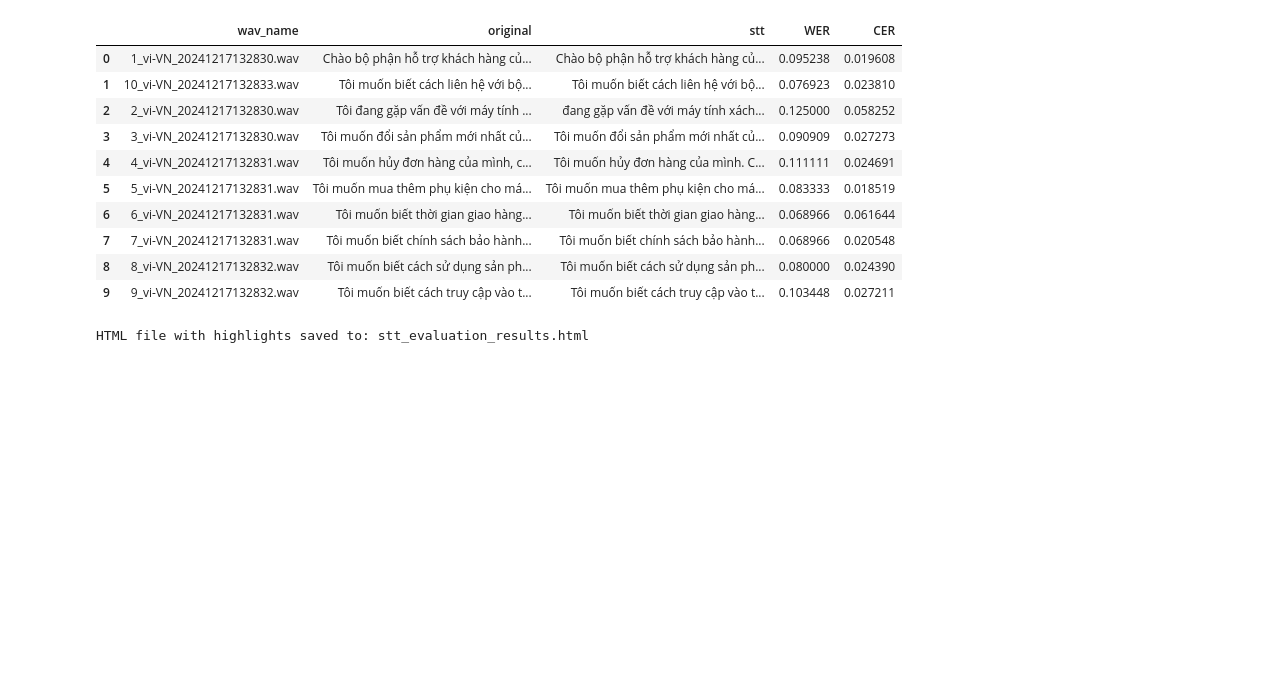
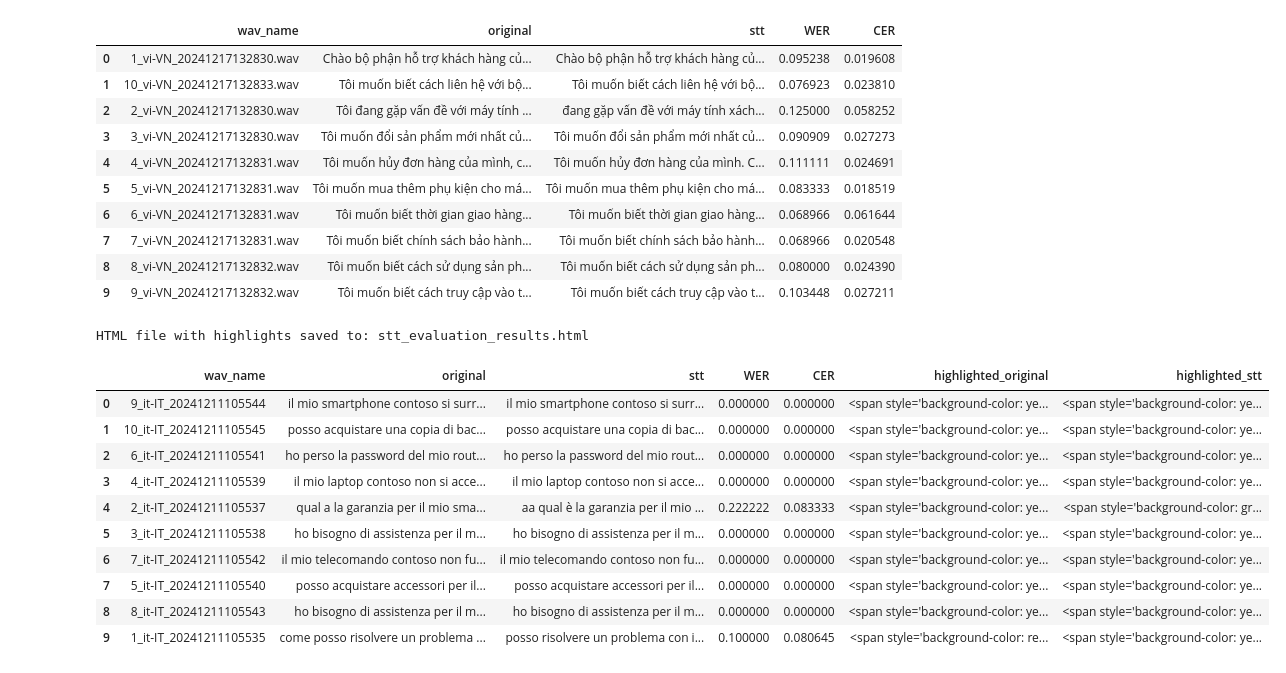
Before and after one commit to hyogrin/Azure_OpenAI_samples, a Jupyter notebook: Azure Custom Speech/4_evaluate_custom_model.ipynb, the cells around one changed output. Cells and saved outputs as stored; diff of their text form; code cells hidden in the pictures; blank space fills up the shorter version.

```diff
--- a/Azure Custom Speech/4_evaluate_custom_model.ipynb
+++ b/Azure Custom Speech/4_evaluate_custom_model.ipynb
@@ -292,3 +300,17 @@ evaluation_df = evaluate_stt_with_highlighting(
 print(f"\nHTML file with highlights saved to: {output_html_path}")
 # %% [output]
 HTML file with highlights saved to: stt_evaluation_results.html
+# %%
+evaluation_df
+# %% [output]
+|  | wav_name | original | stt | WER | CER | highlighted_original | highlighted_stt |
+| 0 | 9_it-IT_20241211105544 | il mio smartphone contoso si surr... | il mio smartphone contoso si surr... | 0.000000 | 0.000000 | <span style='background-color: ye... | <span style='background-color: ye... |
+| 1 | 10_it-IT_20241211105545 | posso acquistare una copia di bac... | posso acquistare una copia di bac... | 0.000000 | 0.000000 | <span style='background-color: ye... | <span style='background-color: ye... |
+| 2 | 6_it-IT_20241211105541 | ho perso la password del mio rout... | ho perso la password del mio rout... | 0.000000 | 0.000000 | <span style='background-color: ye... | <span style='background-color: ye... |
+| 3 | 4_it-IT_20241211105539 | il mio laptop contoso non si acce... | il mio laptop contoso non si acce... | 0.000000 | 0.000000 | <span style='background-color: ye... | <span style='background-color: ye... |
+| 4 | 2_it-IT_20241211105537 | qual a la garanzia per il mio sma... | aa qual è la garanzia per il mio ... | 0.222222 | 0.083333 | <span style='background-color: ye... | <span style='background-color: gr... |
+| 5 | 3_it-IT_20241211105538 | ho bisogno di assistenza per il m... | ho bisogno di assistenza per il m... | 0.000000 | 0.000000 | <span style='background-color: ye... | <span style='background-color: ye... |
+| 6 | 7_it-IT_20241211105542 | il mio telecomando contoso non fu... | il mio telecomando contoso non fu... | 0.000000 | 0.000000 | <span style='background-color: ye... | <span style='background-color: ye... |
+| 7 | 5_it-IT_20241211105540 | posso acquistare accessori per il... | posso acquistare accessori per il... | 0.000000 | 0.000000 | <span style='background-color: ye... | <span style='background-color: ye... |
+| 8 | 8_it-IT_20241211105543 | ho bisogno di assistenza per il m... | ho bisogno di assistenza per il m... | 0.000000 | 0.000000 | <span style='background-color: ye... | <span style='background-color: ye... |
+| 9 | 1_it-IT_20241211105535 | come posso risolvere un problema ... | posso risolvere un problema con i... | 0.100000 | 0.080645 | <span style='background-color: re... | <span style='background-color: ye... |
```
Also changed, not shown: parts of 4 cells of this notebook, 4 other files.
